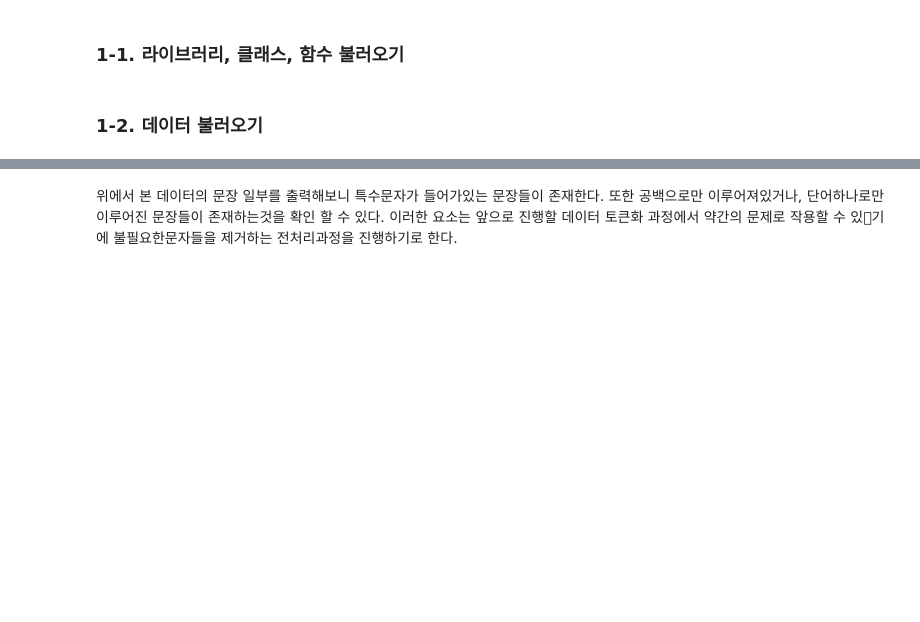
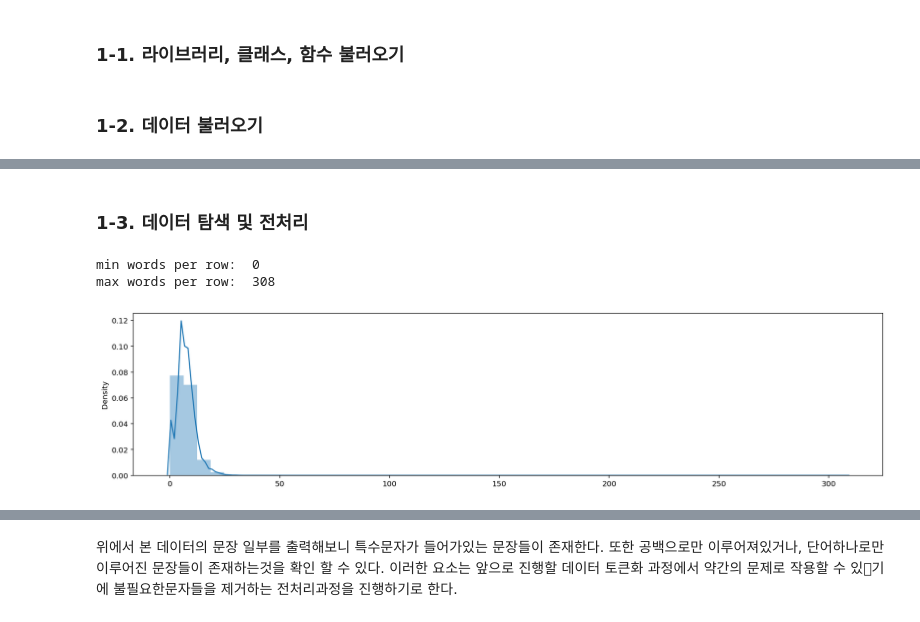
Before and after one commit to saerannn/ML-DL-Project, a Jupyter notebook: Project_06_Building LSTM Model: Lyrics Generator/[E06]_Building_LSTM_Model_Lyrics_Generator.ipynb, the cells around one changed output, grey strips where cells are left out. Cells and saved outputs as stored; diff of their text form; code cells hidden in the pictures; blank space fills up the shorter version.

```diff
--- a/Project_06_Building LSTM Model: Lyrics Generator/[E06]_Building_LSTM_Model_Lyrics_Generator.ipynb
+++ b/Project_06_Building LSTM Model: Lyrics Generator/[E06]_Building_LSTM_Model_Lyrics_Generator.ipynb
@@ -76,7 +76,8 @@ data path:  /content/drive/MyDrive/github/ML-DL-Project/Project_06_작ᄉ
 def load_text_data(path = data_path):
   # 1) glob 를 활용하여 모든 txt 파일을 읽어온 후,
   text_file_list = glob.glob(data_path+'/*.txt')
-  # 2) 라인 단위로 끊어서 list 형태로 읽어온다.
+  # 2) 라인 단위로 끊어서 읽어온다.
+  corpus_and_idx = [(idx, open(txt_file, "r").read().splitlines()) for idx, txt_file in enumerate(text_file_list) ]
   raw_corpus = [open(txt_file, "r").read().splitlines() for txt_file in text_file_list ]
   raw_corpus = sum(raw_corpus, []) # 중첩리스트 flatten하게 만들기
-  return raw_corpus
+  return raw_corpus , corpus_and_idx
@@ -108,0 +86,19 @@ for idx, sentence in enumerate(raw_corpus[:20]):
+# %%
+
+############################## 데이터 불러오기& 각 파일마다 랜덤으로 네줄씩 출력하기 ##############################
+
+raw_corpus, corpus_and_idx = load_text_data(data_path)
+
+# print("{:=^75}".format(""))
+print("전체 텍스트파일 갯수:", len(corpus_and_idx),"\n")
+print("{:=^75} ".format(" [데이터 일부 확인] "))
+for idx, corpus in np.array(corpus_and_idx):
+  print(f"[idx: {idx}]")
+  words_counts_per_row = dict([(row,len(row.split())) for row in corpus ])
+  max_key = max(words_counts_per_row, key = words_counts_per_row.get)
+  min_key = min(words_counts_per_row, key = words_counts_per_row.get)
+  print(f"* 단어수가 가장 많은 줄: '{max_key}' (공백제외 {words_counts_per_row[max_key]} 단어)")
+  print(f"* 단어수가 가장 적은 줄: '{min_key}' (공백제외 {words_counts_per_row[min_key]} 단어)")
+  print("* 랜덤으로 5줄 출력")
+  [print("   - "+row) for row in random.sample(corpus, 5)]
+  print("{:-^75}".format(""))
@@ -108,0 +137,21 @@ for idx, sentence in enumerate(raw_corpus[:20]):
+# %% [markdown]
+### **1-3. 데이터 탐색 및 전처리**
+# %%
+############################## 1차 문장 필터링 문장내 단어의 갯수 파악 : 단어는 공백기준으로 판단 ##############################
+# 문장의 단어갯수가 2개 미만이면 삭제처리?
+# 문장들의 단어갯수 분포 히스토그램을 보면 대부분 몇글자로 이루어져있는지 알 수 있음
+words_count = [len(row.split()) for row in raw_corpus  ]
+
+
+# 전체 문장의 단어갯수 중에서 제일 작은 수
+print("min words per row: ", min(words_count) )
+# 전체 문장의 단어갯수 중에서 제일 큰 수
+print("max words per row: ", max(words_count) )
+# 시각화
+plt.figure(figsize=(18,4))
+sns.distplot(words_count)
+plt.show()
+# %% [output]
+min words per row:  0
+max words per row:  308
+[figure, added]
```
Also changed, not shown: parts of 29 cells of this notebook.
